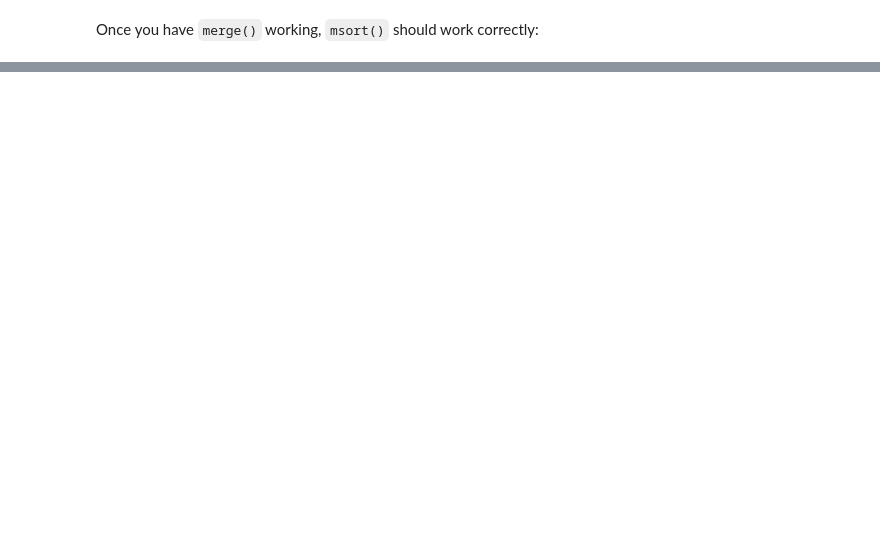
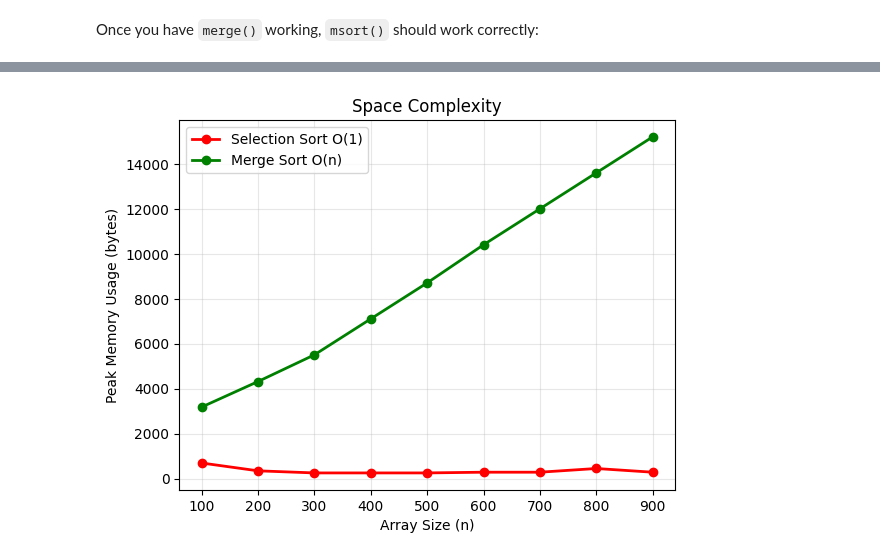
Before and after one commit to melbournebioinformatics/COMP90014_2025, a Jupyter notebook: tutorials/week1/Week_01_Measuring_Complexity.ipynb, the cells around one changed output, grey strips where cells are left out. Cells and saved outputs as stored; diff of their text form; code cells hidden in the pictures; blank space fills up the shorter version.

```diff
--- a/tutorials/week1/Week_01_Measuring_Complexity.ipynb
+++ b/tutorials/week1/Week_01_Measuring_Complexity.ipynb
@@ -503,0 +533,49 @@ assert msort(x) == sorted(x)
+# %%
+import tracemalloc
+import copy
+
+def measure_space_complexity(sort_func, arr, n_repeat = 5):
+    """Measure peak memory usage during sorting"""
+    peak_memories = []
+    for _ in range(n_repeat):
+        # Make a copy of input array for each test
+        test_array = copy.deepcopy(arr)
+        # Start memory tracking
+        tracemalloc.start()
+        # Run the sorting algorithm
+        sort_func(test_array)
+        # Get peak memory usage
+        current, peak = tracemalloc.get_traced_memory()
+        peak_memories.append(peak)
+        # Stop memory tracking
+        tracemalloc.stop()
+    # Return average peak memory usage in bytes
+    return sum(peak_memories) / len(peak_memories)
+
+# Test different array sizes
+n_items = list(range(100, 1000, 100))
+n_repeat = 5
+
+# Measure space complexity
+selection_space = []
+merge_space = []
+
+for n in n_items:
+    # Generate test array
+    test_input = random_array(n)
+    # Measure space for selection sort
+    space_sel = measure_space_complexity(selection_sort, test_input, n_repeat)
+    selection_space.append(space_sel)
+    # Measure space for merge sort
+    space_merge = measure_space_complexity(msort, test_input, n_repeat)
+    merge_space.append(space_merge)
+
+plt.plot(n_items, selection_space, 'r-o', label='Selection Sort O(1)', linewidth=2)
+plt.plot(n_items, merge_space, 'g-o', label='Merge Sort O(n)', linewidth=2)
+plt.title('Space Complexity')
+plt.xlabel('Array Size (n)')
+plt.ylabel('Peak Memory Usage (bytes)')
+plt.legend()
+plt.grid(True, alpha=0.3)
+# %% [output]
+[figure, added]
```
Also changed, not shown: parts of 27 cells of this notebook, 3 other files.
